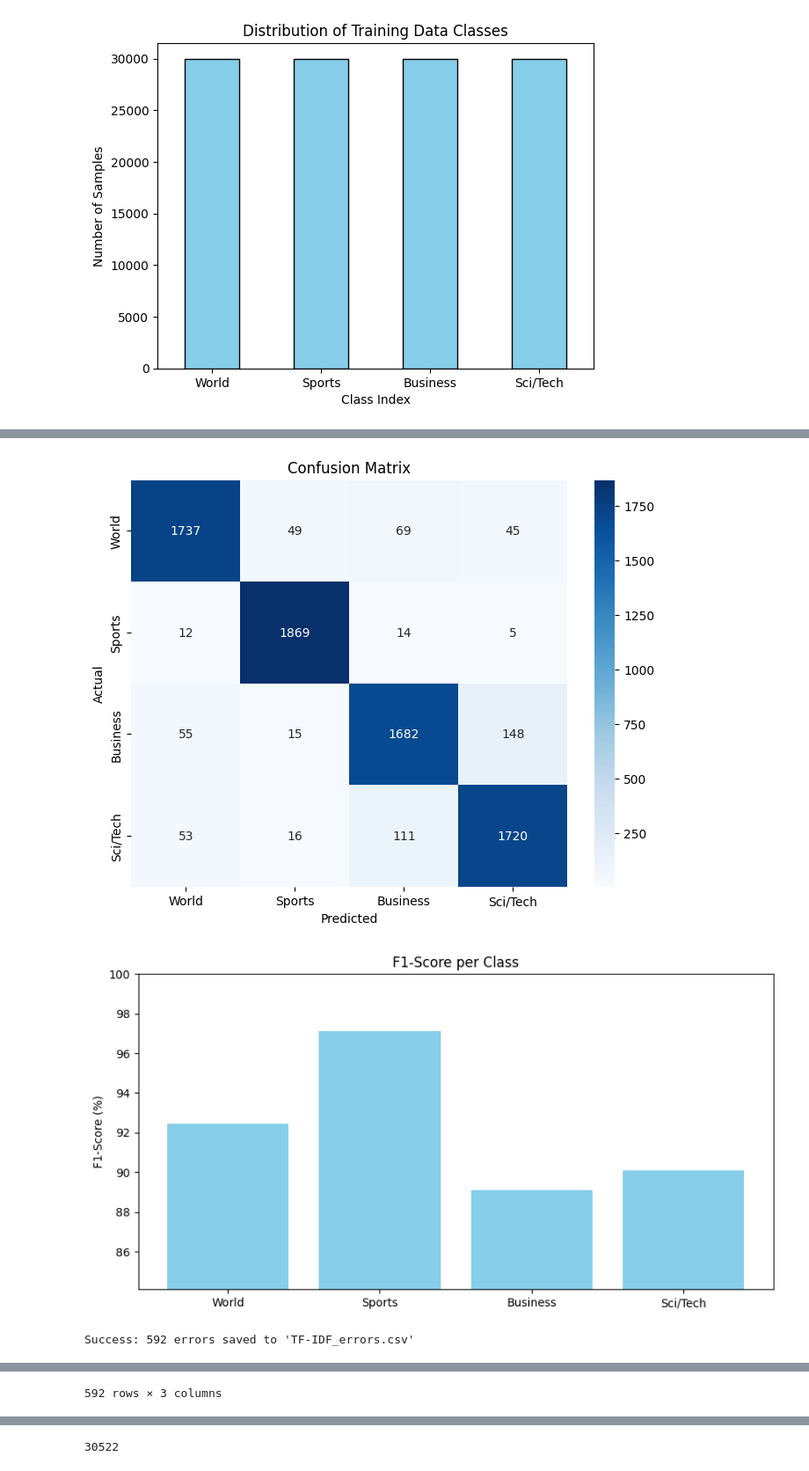
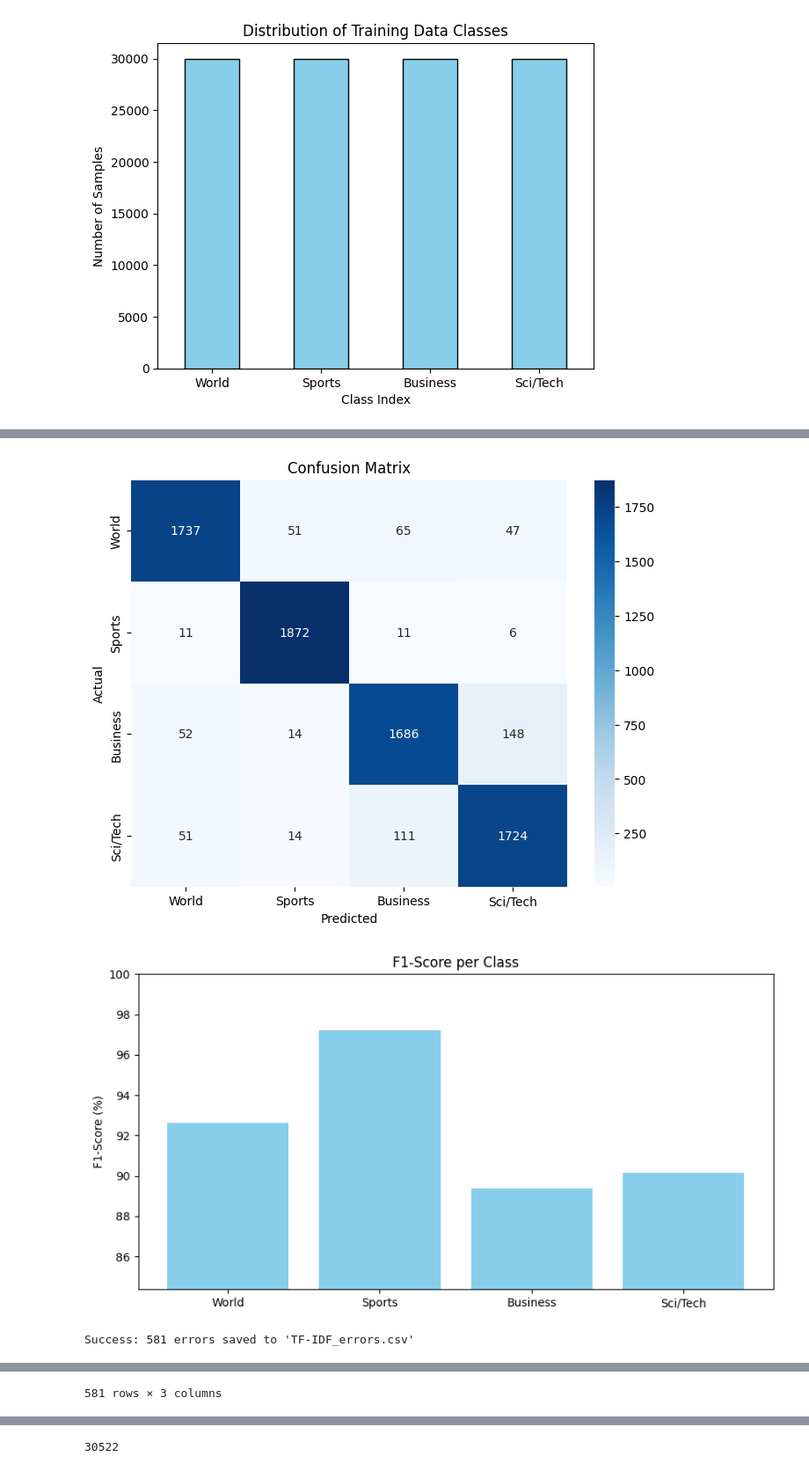
Before and after one commit to Tifa004/ML_Project, a Jupyter notebook: project.ipynb, the cells around one changed output, grey strips where cells are left out. Shown at 88% size. Drawn from its saved outputs; the diff is of its cells as text; code cells hidden in the pictures.

```diff
--- a/project.ipynb
+++ b/project.ipynb
@@ -202,11 +210,24 @@ class ModelEvaluator:
 # %%
+import re
+import html
+
+def clean_text(text):
+    text = html.unescape(text)              # &#39; → '
+    text = re.sub(r"<[^>]+>", "", text)    # remove <b>, </b>, etc.
+    text = " ".join(text.split())           # collapse whitespace
+    return text
+
+
 # Combine Title and Description into a single 'text' column
 train["text"] = train["Title"] + " " + train["Description"]
 test["text"] = test["Title"] + " " + test["Description"]
 
 # Keep only the columns we need (the Class index and the combined text)
-train ["Label Name"]= train["Class Index"].map(CLASS_NAMES)
+train["text"] = train["text"].apply(clean_text)
+test["text"]  = test["text"].apply(clean_text)
 
+
+train = train[["Class Index", "text"]]
 test = test[["Class Index", "text"]]
 
 # shuffle the data so there isn't any bias
@@ -214,5 +235,5 @@ train = train.sample(frac=1, random_state=42).reset_index(drop=True)
 test = test.sample(frac=1, random_state=42).reset_index(drop=True)
 
 # Check the first few rows
-print(train[["Label Name", "text"]].head())
+print(train.head())
 # %% [output]
@@ -234,8 +257,9 @@ from sklearn.svm import LinearSVC
 # 2. Define your Pipeline
 pipeline = Pipeline(
     [
-        ("tfidf", TfidfVectorizer(ngram_range=(1, 2), stop_words="english",max_features=30000)),
-        ("clf", LinearSVC()),
+        ("tfidf", TfidfVectorizer(ngram_range=(1, 2), stop_words="english", sublinear_tf=True,
+        min_df=2,  max_features=30000)),
+       ("clf", LinearSVC(C=0.5, max_iter=2000)),
     ]
 #: Enhancement 1: log-scale term fre
 # ::  Enhancement 2 :# ignore terms in fewer than 2 documents (noise)
@@ -244,13 +268,18 @@ pipeline = Pipeline(
 
 # 3. Use cross_val_score on the 80% (X_train_val)
 # This automates the internal training/testing folds for you.
-cv_scores = cross_val_score(
-    pipeline, train["text"], train["Class Index"], cv=5, scoring="f1_macro"
-)
-print(f"Mean CV Score: {cv_scores.mean():.4f}")
+with tracker("TF-IDF + SVM"):
+
+    cv_scores = cross_val_score(
+     pipeline, train["text"], train["Class Index"], cv=5, scoring="f1_macro"
+    )
+    print(f"Mean CV Score: {cv_scores.mean():.4f}")
 
 # 4. Final Evaluation (Only after tuning is done)
-pipeline.fit(train['text'], train['Class Index'])
-final_score = pipeline.score(test['text'], test['Class Index'])
-print(f"Final Hold-out Score: {final_score:.4f}")
+    pipeline.fit(train['text'], train['Class Index'])
+    final_score = pipeline.score(test['text'], test['Class Index'])
+    print(f"Final Hold-out Score: {final_score:.4f}")
+
+
+tracker.summary()
 # %% [output]
@@ -265,7 +304,7 @@ tfidf_labels = test["Class Index"]
 evaluator = ModelEvaluator(
     y_true=tfidf_labels,
     y_pred=tfidf_preds,
-    class_names=list(CLASS_NAMES.values()),
+
 )
 
 # 3. Call the methods
@@ -282,12 +321,12 @@ evaluator.save_errors(texts=test["text"],filename="TF-IDF_errors.csv")
     Business       0.90      0.89      0.89      1900
     Sci/Tech       0.90      0.91      0.90      1900
 
     accuracy                           0.92      7600
    macro avg       0.92      0.92      0.92      7600
 weighted avg       0.92      0.92      0.92      7600
 [figure]
-[figure, old version]
+[figure, new version]
-Success: 592 errors saved to 'TF-IDF_errors.csv'
+Success: 581 errors saved to 'TF-IDF_errors.csv'
 |  | text | Actual Class | Predicted Class |
 | 1 | Paris Tourists Search for Key to ... | World | Sci/Tech |
 | 9 | Chavez rejects CD as opposition V... | Business | World |
@@ -302,5 +341,5 @@ Success: 592 errors saved to 'TF-IDF_errors.csv'
 | 7583 | EU Accuses Microsoft of Paternal ... | Sci/Tech | Business |
-592 rows × 3 columns
+581 rows × 3 columns
 # %%
 from transformers import DistilBertModel
 
```
Also changed, not shown: parts of 20 cells of this notebook.
